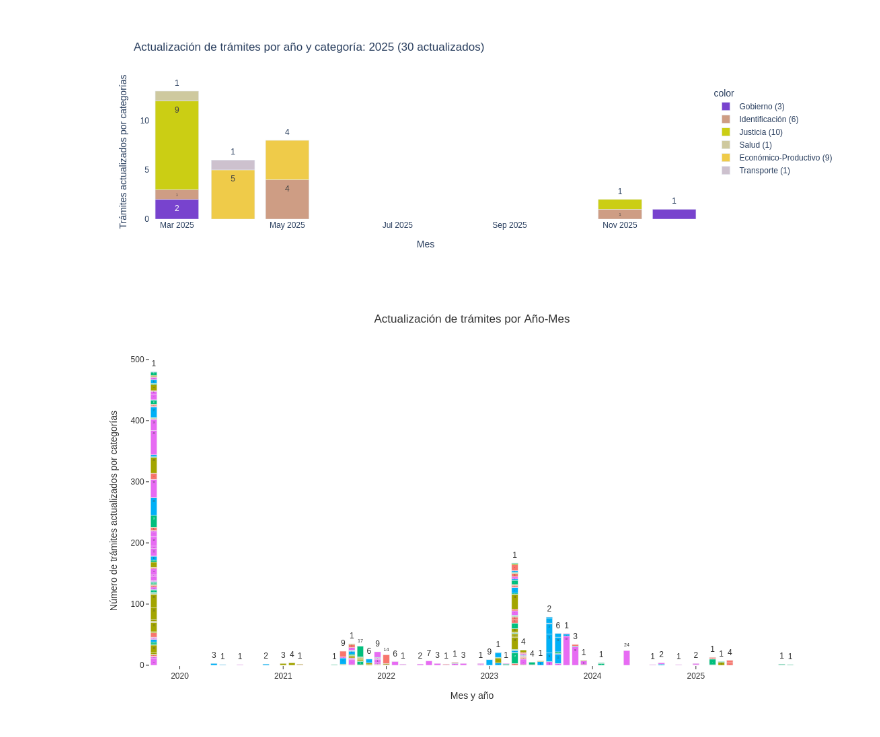
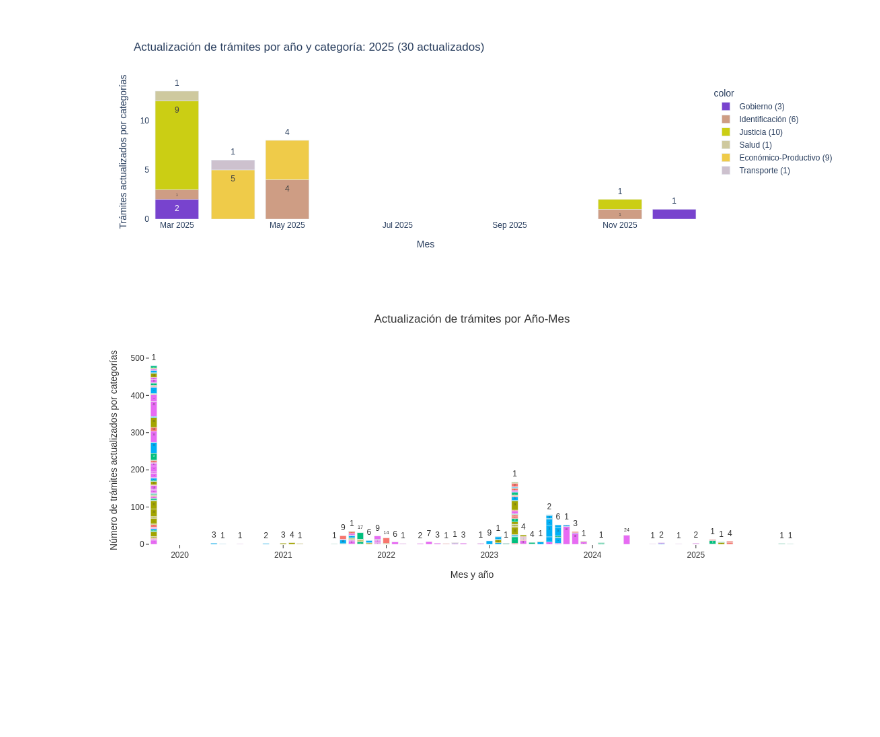
Before and after one commit to strymsg/gob.bo, a Jupyter notebook: notebooks/análisis1.ipynb, the cells around one changed output. Saved outputs shown, nothing was run; the diff lists cells and outputs as text; code cells hidden in the pictures; blank space fills up the shorter version.

```diff
--- a/notebooks/análisis1.ipynb
+++ b/notebooks/análisis1.ipynb
@@ -132,6 +132,14 @@ Name: titulo, Length: 123, dtype: int64
 ###
 ## Utilitarios
 ###
+from jinja2 import Template
+import plotly.graph_objects as go
+
+
+plotly_jinja_data = {}
+
+###
+## Chart functions
 
 def barchart_vertical(x_series, y_series, title='',
                       y_title='', x_title='',
@@ -139,7 +147,9 @@ def barchart_vertical(x_series, y_series, title='',
                       showlegend=False,
                       color_map=None,
                       labels=None,
-                      height=640, template='ggplot2', textfont_size=12):
+                      height=640, template='ggplot2', textfont_size=12,
+                      name_for_jinja2_template=None,
+                     ):
     """
     Función para graficar barras verticales con plotly
     """
@@ -161,6 +171,10 @@ def barchart_vertical(x_series, y_series, title='',
     fig.update_traces(textfont_size=textfont_size, textangle=0, textposition="outside", cliponaxis=False)
     fig.show()
 
+    # para guardar en html usando jinja
+    if name_for_jinja2_template is not None:
+        plotly_jinja_data[name_for_jinja2_template] = fig.to_html(full_html=False)
+
 
 def barchart_horizontal(y_series, x_series, title='',
                         y_title='', x_title='',
@@ -168,7 +182,9 @@ def barchart_horizontal(y_series, x_series, title='',
                         showlegend=False,
                         color_map=None,
                         labels=None,
-                        height=640, template='ggplot2', text_fontsize=12):
+                        height=640, template='ggplot2', text_fontsize=12,
+                        name_for_jinja2_template=None,
+                       ):
     """
     Función para graficar barras horizontales con plotly
     """
@@ -192,6 +208,10 @@ def barchart_horizontal(y_series, x_series, title='',
 
     fig.update_traces(textfont_size=12, textangle=0, textposition="outside", cliponaxis=False)
     fig.show()
+
+    # para guardar en html usando jinja
+    if name_for_jinja2_template is not None:
+        plotly_jinja_data[name_for_jinja2_template] = fig.to_html(full_html=False)
 # %% [markdown]
 ## Instituciones estatales con más trámites
 # %%
@@ -523,9 +552,12 @@ for anio in anios:
 # %%
 _df = df.groupby(['año-mes_update', 'categoria', 'institucion']).size().reset_index(name="tramites_actualizados_categoria")
 #_df[['año-mes_update']>'2022-01-01']]
 barchart_vertical(_df['año-mes_update'], _df['tramites_actualizados_categoria'],
                   color=_df['institucion'],
                   title=f'Actualización de trámites por Año-Mes',
-                  y_title='Número de trámites actualizados por categorías', x_title='Mes y año')
+                  y_title='Número de trámites actualizados por categorías', x_title='Mes y año',
+                  height=460,
+                  name_for_jinja2_template=f'gam'
+)
 # %% [output]
-[figure, old version]
+[figure, new version]
```
Also changed, not shown: parts of 20 cells of this notebook, 3 other files.
